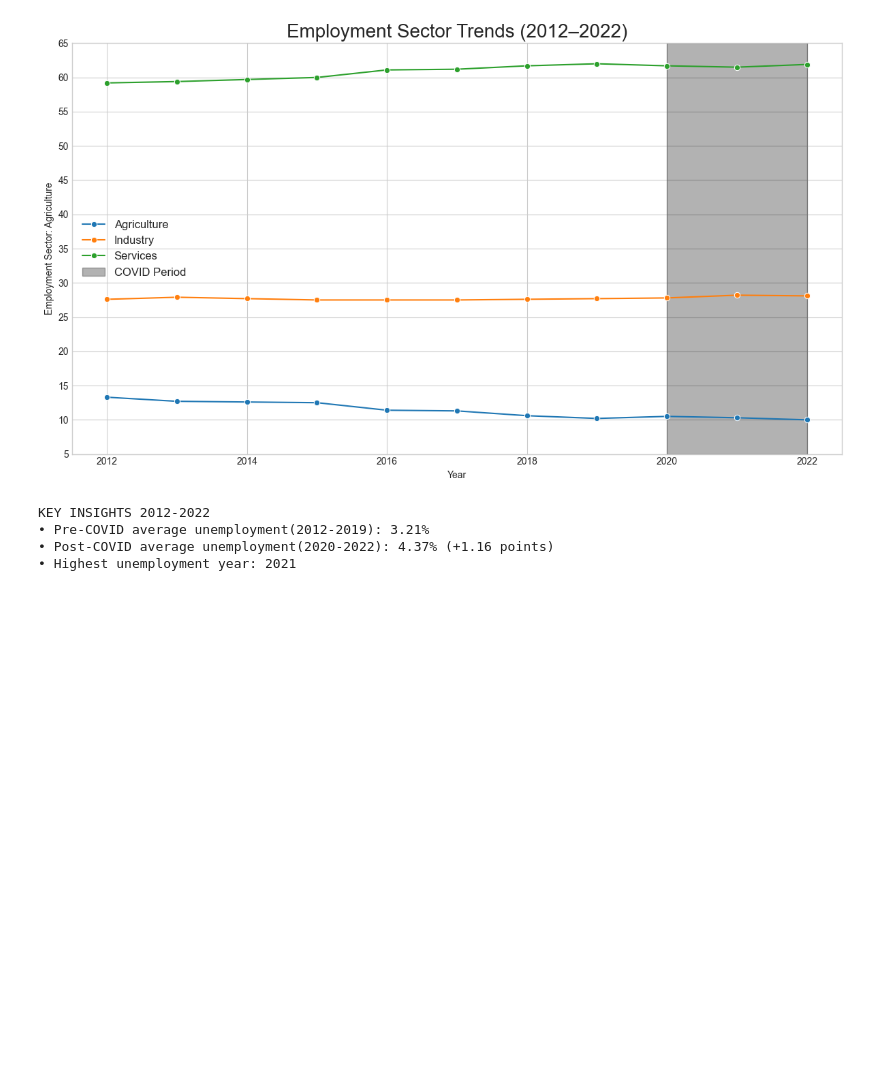
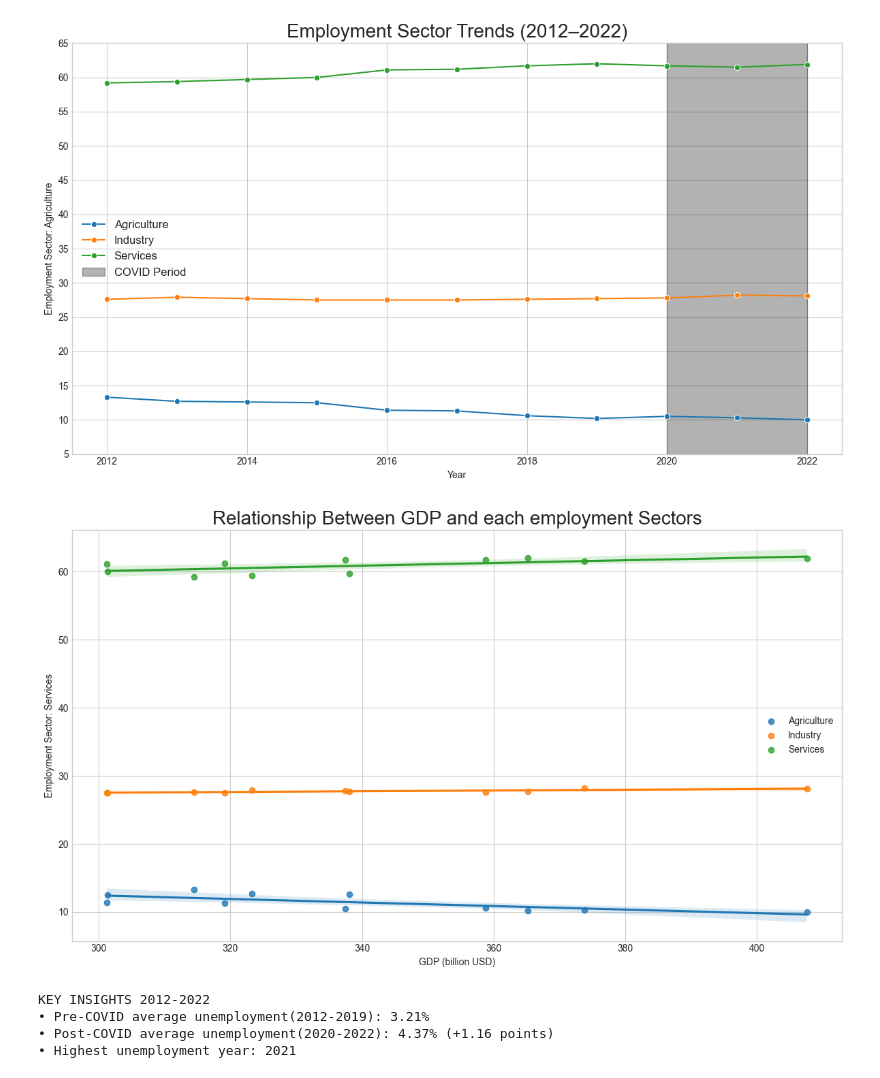
Before and after one commit to tay27890123/Malaysia-Unemployment_1991-2022, a Jupyter notebook: notebook/02_eda.ipynb, the cells around one changed output. Cells and saved outputs as stored; diff of their text form; code cells hidden in the pictures; blank space fills up the shorter version.

```diff
--- a/notebook/02_eda.ipynb
+++ b/notebook/02_eda.ipynb
@@ -233,6 +233,27 @@ plt.tight_layout()
 plt.savefig(IMAGE_DIR_02_10YEARS / "sector_trends_10years.png", dpi=300)
 # %% [output]
 [figure]
+# %%
+# Sector Trends based on GDP
+fig, ax = plt.subplots(figsize=(12, 7))
+
+for sector in ['Agriculture', 'Industry', 'Services']: ###loop over a list
+    sns.regplot(
+        data=df__malaysia_10years,
+        x='GDP (billion USD)',
+        y=f'Employment Sector: {sector}',### here we call the list
+        label=sector,
+        scatter=True,
+        ax=ax
+    )
+
+ax.set_title('Relationship Between GDP and each employment Sectors', fontsize=20)
+ax.legend()
+plt.tight_layout()
+plt.savefig(IMAGE_DIR_02_10YEARS/"Relationship_GDP_Sectors.png")
+plt.show()
+# %% [output]
+[figure, added]
 # %%
 print("KEY INSIGHTS 2012-2022")
 
```
Also changed, not shown: parts of 6 cells of this notebook, 11 other files.
